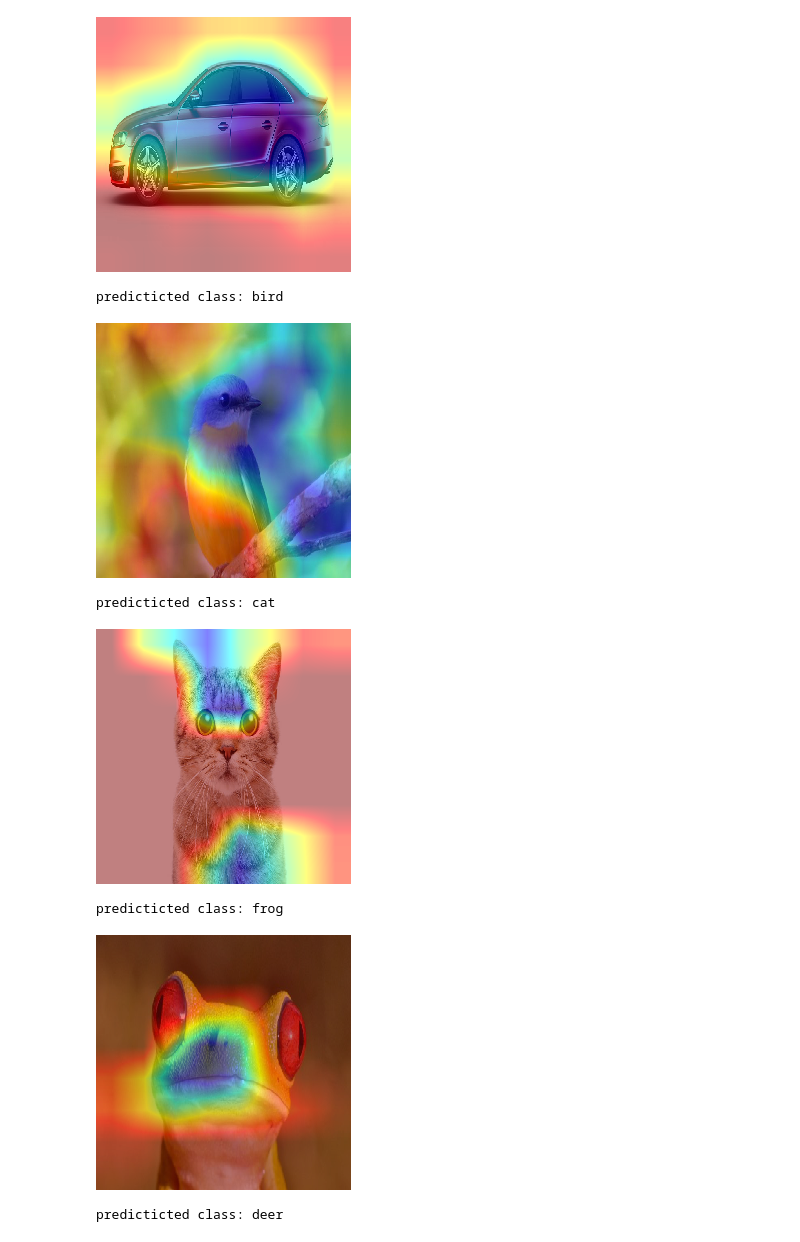
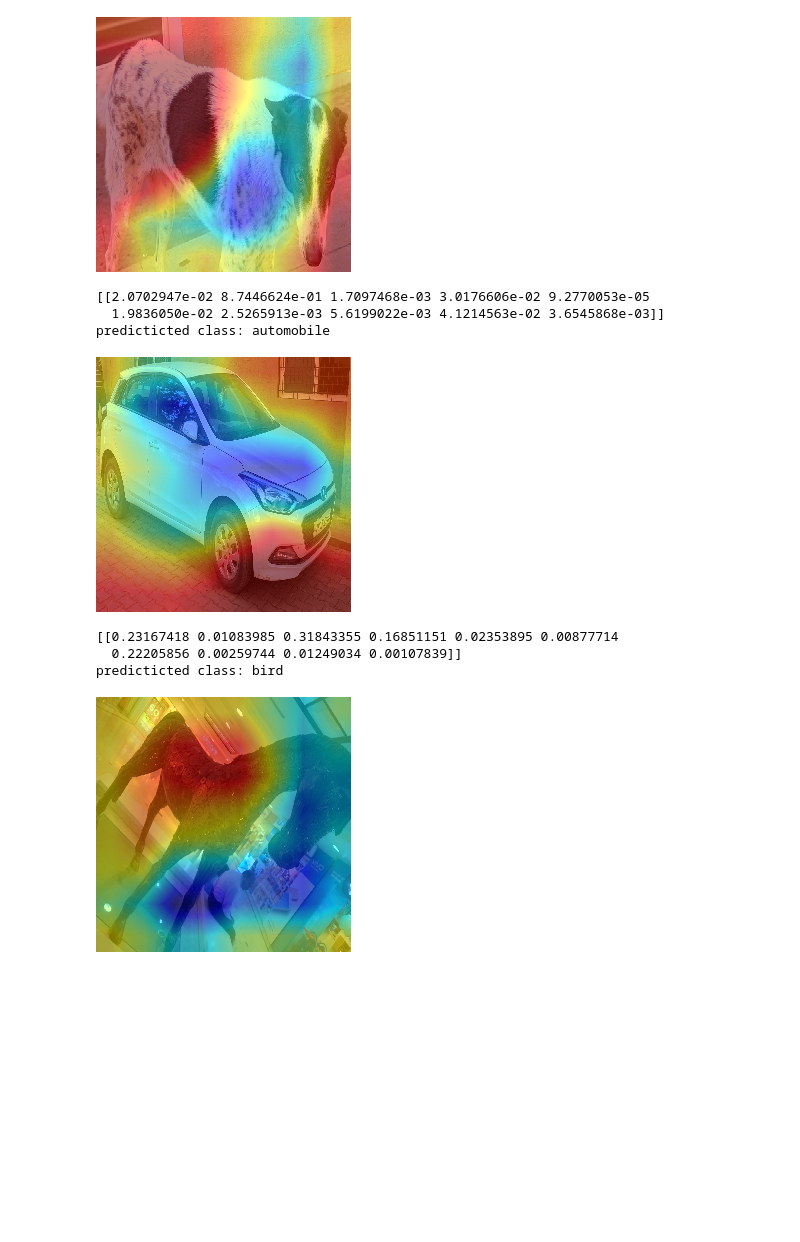
Before and after one commit to devxpy/eip4, a Jupyter notebook: session_4/Assignment_4B (GradCAM).ipynb, the cells around one changed output. Drawn from its saved outputs; the diff is of its cells as text; code cells hidden in the pictures; blank space fills up the shorter version.

```diff
--- a/session_4/Assignment_4B (GradCAM).ipynb
+++ b/session_4/Assignment_4B (GradCAM).ipynb
@@ -51,8 +60,10 @@ def do_gradcam(model, url: str, layer_name: str, display_shape: tuple) -> tuple:
 
     input_shape = model.layers[0].input_shape[1:]
 
-    fname = f'image_{sha256(url.encode()).hexdigest()}.png'
-    fpath = get_file(fname, url)
+    if url.startswith('http'):
+        fpath = get_file(f'image_{sha256(url.encode()).hexdigest()}.png', url)
+    else:
+        fpath = url
 
     im = load_img(fpath, target_size=input_shape)
     x = img_to_array(im)
@@ -64,6 +75,7 @@ def do_gradcam(model, url: str, layer_name: str, display_shape: tuple) -> tuple:
     # 3. Take output from the given layer
 
     preds = model.predict(x)
+    print(preds)
     class_idx = np.argmax(preds)
     class_label = labels[class_idx]
 
@@ -106,16 +118,21 @@ def do_gradcam(model, url: str, layer_name: str, display_shape: tuple) -> tuple:
     return class_label, display_img, heatmap_img, superimposed_img
 # %%
 test_urls = [
-    'https://scx1.b-cdn.net/csz/news/800/2019/toomanyairpl.jpg',
-    'https://www.teckinfo.com/images/automobile_img.jpg',
-    'https://scx1.b-cdn.net/csz/news/800/2019/mostnativebi.jpg',
-    'https://timesofindia.indiatimes.com/thumb/msid-67586673,width-800,height-600,resizemode-4/67586673.jpg',
-    'https://ichef.bbci.co.uk/news/624/cpsprodpb/3DA1/production/_96777751_c0220207-red-eyed_treefrog-spl.jpg',
-    'https://media.arkansasonline.com/img/photos/2019/06/17/resized_250499-1b-deer-0618_85-26607_t800.JPG?90232451fbcadccc64a17de7521d859a8f88077d',
-    'https://specials-images.forbesimg.com/imageserve/5dd2ed8de0af7b0006b19dfc/960x0.jpg?fit=scale',
-    'https://scx1.b-cdn.net/csz/news/800/2019/isyourhorsen.jpg',
-    'https://s3.amazonaws.com/cdn-origin-etr.akc.org/wp-content/uploads/2017/11/12234558/Chinook-On-White-03.jpg',
-    'https://www.tatamotors.com/wp-content/uploads/2018/01/19065024/prima.jpg',
+    '/Users/dev/pics/IMG_20191210_173644.jpg',
+    '/Users/dev/pics/IMG_20191210_173409.jpg',
+    '/Users/dev/pics/IMG_20191210_173449.jpg',
+    '/Users/dev/pics/2019-12-10 19.12.44.jpg',
+#     'https://scx1.b-cdn.net/csz/news/800/2019/toomanyairpl.jpg',
+#     'https://ichef.bbci.co.uk/news/660/cpsprodpb/67CF/production/_108857562_mediaitem108857561.jpg',
+#     'https://www.teckinfo.com/images/automobile_img.jpg',
+#     'https://scx1.b-cdn.net/csz/news/800/2019/mostnativebi.jpg',
+#     'https://timesofindia.indiatimes.com/thumb/msid-67586673,width-800,height-600,resizemode-4/67586673.jpg',
+#     'https://ichef.bbci.co.uk/news/624/cpsprodpb/3DA1/production/_96777751_c0220207-red-eyed_treefrog-spl.jpg',
+#     'https://media.arkansasonline.com/img/photos/2019/06/17/resized_250499-1b-deer-0618_85-26607_t800.JPG?90232451fbcadccc64a17de7521d859a8f88077d',
+#     'https://specials-images.forbesimg.com/imageserve/5dd2ed8de0af7b0006b19dfc/960x0.jpg?fit=scale',
+#     'https://scx1.b-cdn.net/csz/news/800/2019/isyourhorsen.jpg',
+#     'https://s3.amazonaws.com/cdn-origin-etr.akc.org/wp-content/uploads/2017/11/12234558/Chinook-On-White-03.jpg',
+#     'https://www.tatamotors.com/wp-content/uploads/2018/01/19065024/prima.jpg',
 ]
 
 display_shape = (255, 255)
@@ -137,8 +158,9 @@ predicticted class: automobile
-[figure, old version]
+[figure, new version]
-predicticted class: bird
+[[2.0702947e-02 8.7446624e-01 1.7097468e-03 3.0176606e-02 9.2770053e-05
+  1.9836050e-02 2.5265913e-03 5.6199022e-03 4.1214563e-02 3.6545868e-03]]
+predicticted class: automobile
-[figure, old version]
+[figure, new version]
-predicticted class: cat
+[[0.23167418 0.01083985 0.31843355 0.16851151 0.02353895 0.00877714
+  0.22205856 0.00259744 0.01249034 0.00107839]]
+predicticted class: bird
-[figure, old version]
+[figure, new version]
-predicticted class: frog
-[figure, removed]
-predicticted class: deer
```
Also changed, not shown: parts of 3 cells of this notebook, 1 other file.
